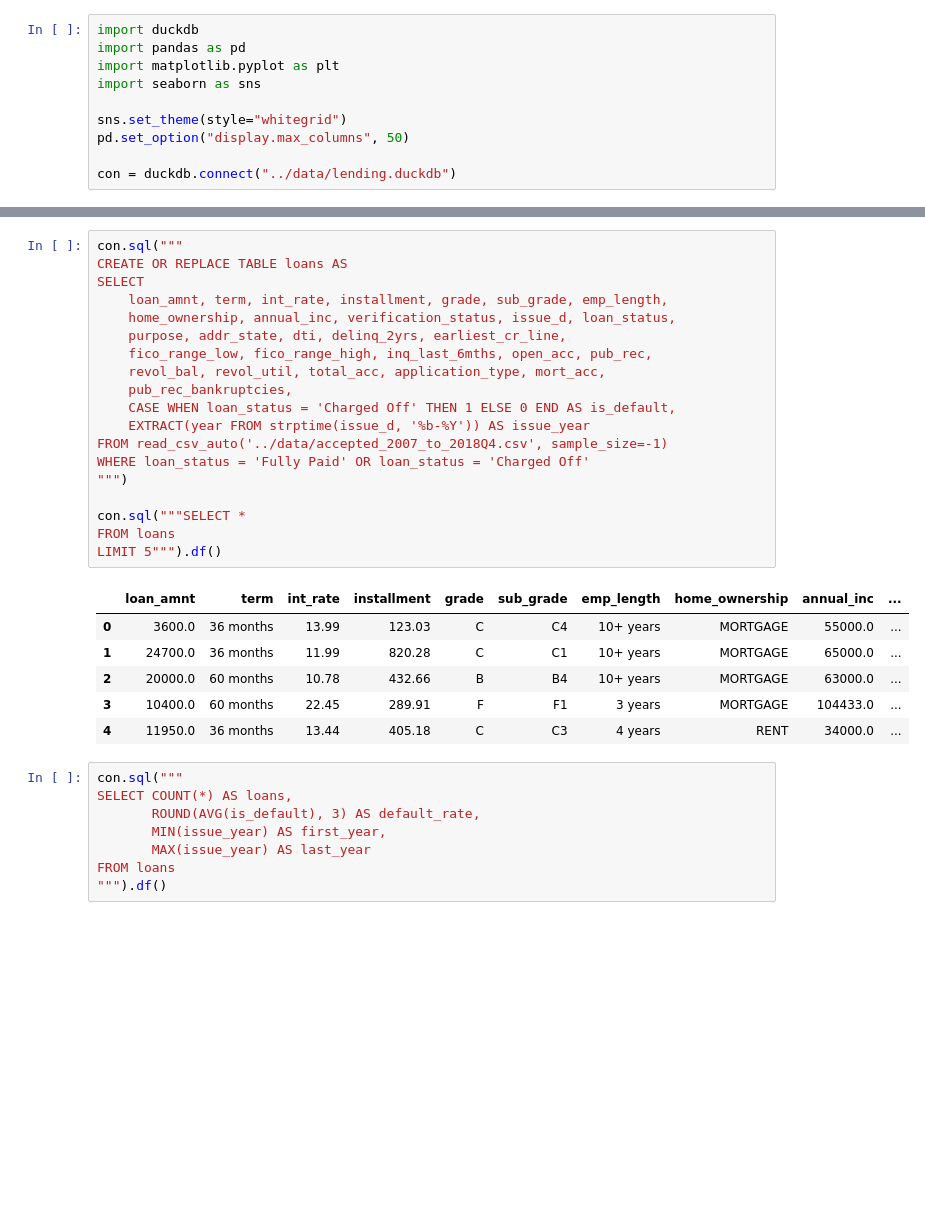
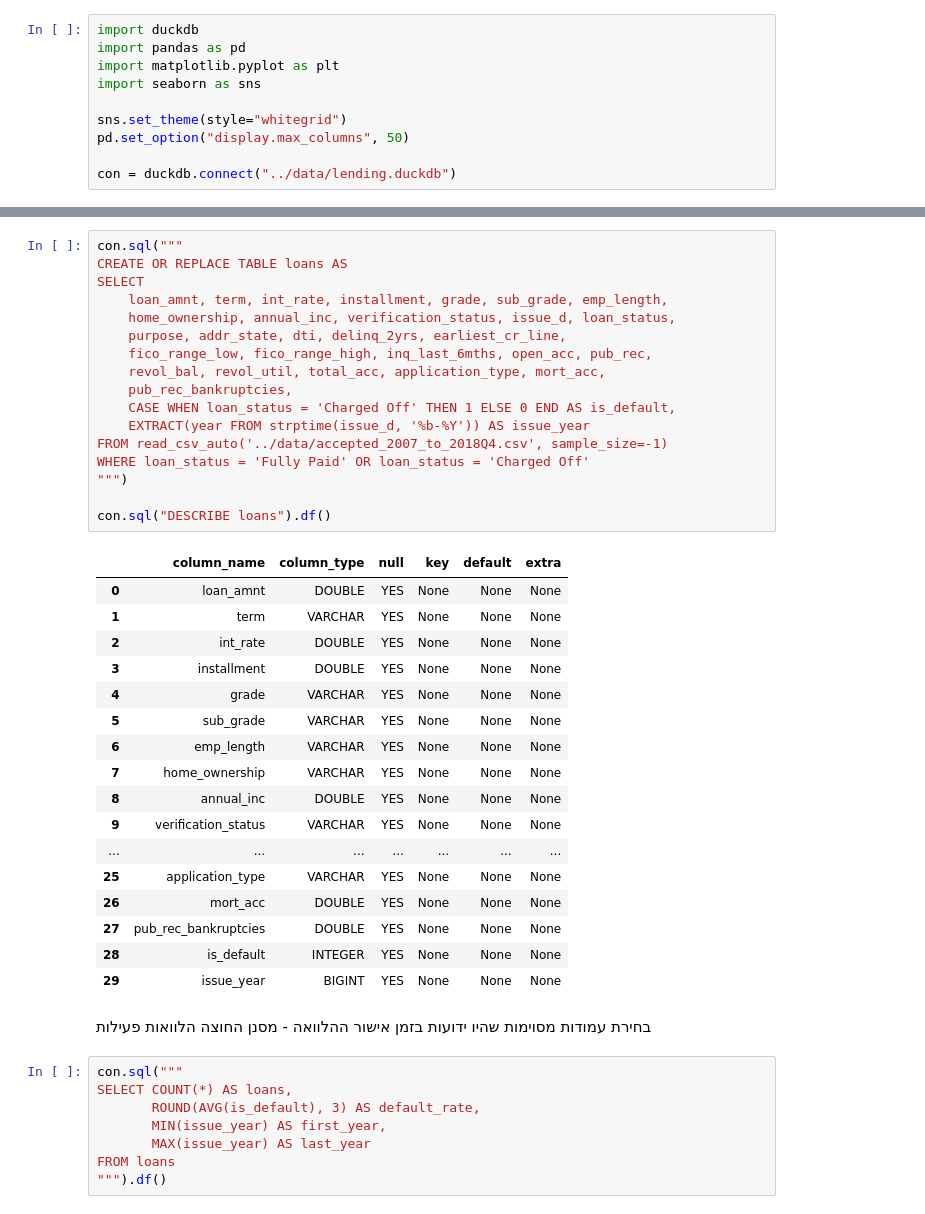
Before and after one commit to TzurShalom/Lending-Club, a Jupyter notebook: notebooks/01_eda.ipynb, the cells around one changed output, grey strips where cells are left out. Cells and saved outputs as stored; diff of their text form; blank space fills up the shorter version.

```diff
--- a/notebooks/01_eda.ipynb
+++ b/notebooks/01_eda.ipynb
@@ -58,29 +73,40 @@ con = duckdb.connect("../data/lending.duckdb")
 # %%
 con.sql("""
 CREATE OR REPLACE TABLE loans AS
 SELECT
     loan_amnt, term, int_rate, installment, grade, sub_grade, emp_length,
     home_ownership, annual_inc, verification_status, issue_d, loan_status,
     purpose, addr_state, dti, delinq_2yrs, earliest_cr_line,
     fico_range_low, fico_range_high, inq_last_6mths, open_acc, pub_rec,
     revol_bal, revol_util, total_acc, application_type, mort_acc,
     pub_rec_bankruptcies,
     CASE WHEN loan_status = 'Charged Off' THEN 1 ELSE 0 END AS is_default,
     EXTRACT(year FROM strptime(issue_d, '%b-%Y')) AS issue_year
 FROM read_csv_auto('../data/accepted_2007_to_2018Q4.csv', sample_size=-1)
 WHERE loan_status = 'Fully Paid' OR loan_status = 'Charged Off'
 """)
 
-con.sql("""SELECT *
-FROM loans
-LIMIT 5""").df()
+con.sql("DESCRIBE loans").df()
 # %% [output]
-|  | loan_amnt | term | int_rate | installment | grade | sub_grade | emp_length | home_ownership | annual_inc | ... |
-| 0 | 3600.0 | 36 months | 13.99 | 123.03 | C | C4 | 10+ years | MORTGAGE | 55000.0 | ... |
-| 1 | 24700.0 | 36 months | 11.99 | 820.28 | C | C1 | 10+ years | MORTGAGE | 65000.0 | ... |
-| 2 | 20000.0 | 60 months | 10.78 | 432.66 | B | B4 | 10+ years | MORTGAGE | 63000.0 | ... |
-| 3 | 10400.0 | 60 months | 22.45 | 289.91 | F | F1 | 3 years | MORTGAGE | 104433.0 | ... |
-| 4 | 11950.0 | 36 months | 13.44 | 405.18 | C | C3 | 4 years | RENT | 34000.0 | ... |
+|  | column_name | column_type | null | key | default | extra |
+| 0 | loan_amnt | DOUBLE | YES | None | None | None |
+| 1 | term | VARCHAR | YES | None | None | None |
+| 2 | int_rate | DOUBLE | YES | None | None | None |
+| 3 | installment | DOUBLE | YES | None | None | None |
+| 4 | grade | VARCHAR | YES | None | None | None |
+| 5 | sub_grade | VARCHAR | YES | None | None | None |
+| 6 | emp_length | VARCHAR | YES | None | None | None |
+| 7 | home_ownership | VARCHAR | YES | None | None | None |
+| 8 | annual_inc | DOUBLE | YES | None | None | None |
+| 9 | verification_status | VARCHAR | YES | None | None | None |
+| ... | ... | ... | ... | ... | ... | ... |
+| 25 | application_type | VARCHAR | YES | None | None | None |
+| 26 | mort_acc | DOUBLE | YES | None | None | None |
+| 27 | pub_rec_bankruptcies | DOUBLE | YES | None | None | None |
+| 28 | is_default | INTEGER | YES | None | None | None |
+| 29 | issue_year | BIGINT | YES | None | None | None |
+# %% [markdown]
+בחירת עמודות מסוימות שהיו ידועות בזמן אישור ההלוואה - מסנן החוצה הלוואות פעילות
 # %%
 con.sql("""
 SELECT COUNT(*) AS loans,
```
Also changed, not shown: parts of 18 cells of this notebook, 1 other file.
